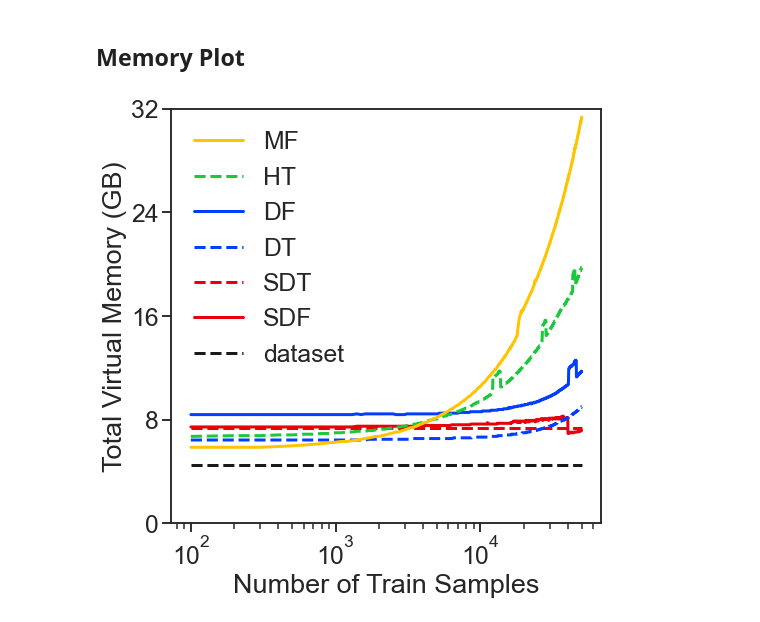
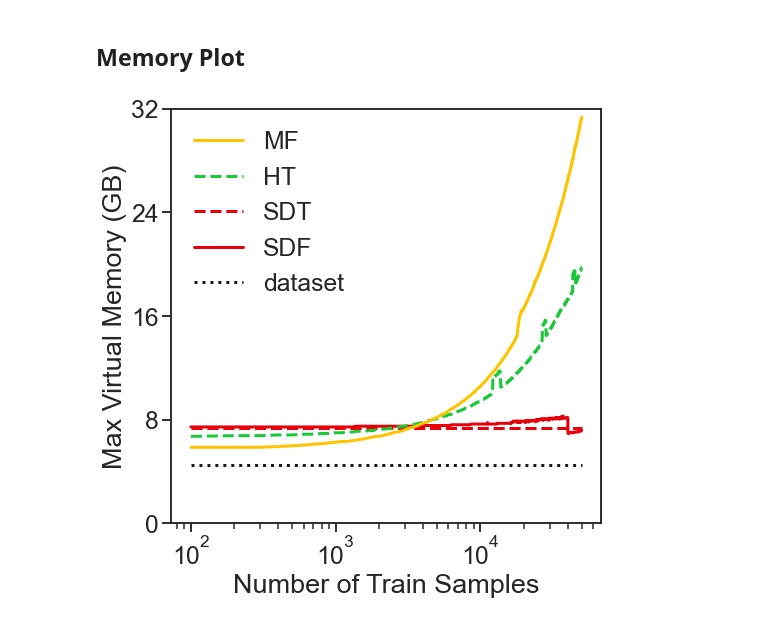
Before and after one commit to neurodata/SDTF, a Jupyter notebook: docs/select.ipynb, the cells around one changed output. Cells and saved outputs as stored; diff of their text form; code cells hidden in the pictures.

Commit message:
ENH optimize figures for selected tasks

```diff
--- a/docs/select.ipynb
+++ b/docs/select.ipynb
@@ -268,49 +268,52 @@ plt.savefig("../paper/select_time.pdf", transparent=True, bbox_inches="tight")
 ## Memory Plot
 # %%
 # Reorder plots
-prefixes = ["sdf/", "sdt/", "dt/", "rf/", "ht/", "mf/"]
-legends = ["SDF", "SDT", "DT", "DF", "HT", "MF"]
-colors = ["r", "r", "b", "b", "g", "y"]
-styles = ["-", "--", "--", "-", "--", "-"]
+prefixes = ["sdf/", "sdt/", "ht/", "mf/"]
+legends = ["SDF", "SDT", "HT", "MF"]
+colors = ["r", "r", "g", "y"]
+styles = ["-", "--", "--", "-"]
 
 # Load CIFAR-10 memory records
+cifar_data_mem = 8.0 * 56 / 100 * np.ones(len(n_train))
 cifar_mem_l = []
 for prefix in prefixes:
     cifar_mem = (
         np.mean(load_result(directory + prefix + dataset + "_v_m.txt")[:1], axis=0)
         * 56
         / 100
+        #         - cifar_data_mem
     )
     cifar_mem_l.append([cifar_mem])
 # %%
 fig, ax = plt.subplots(nrows=1, ncols=1, figsize=(7, 7), constrained_layout=True)
 
 xtitle = "Number of Train Samples"
-ytitle = "Total Virtual Memory (GB)"
+ytitle = "Max Virtual Memory (GB)"
 ylimit = [0, 32]
 ytick = [0, 8, 16, 24, 32]
 
 ax.set_xscale("log")
 ax.set_ylim(ylimit)
 
 n_train = range(100, (ranges[2] + 1) * 100, 100)
 
 # Plot dataset size
-cifar_data_mem = 8.0 * 56 / 100 * np.ones(len(n_train))
-ax.plot(n_train, cifar_data_mem, label="dataset", color="k", linestyle="dashed", lw=3)
+ax.plot(n_train, cifar_data_mem, label="dataset", color="k", linestyle="dotted", lw=3)
 
 # Label x axis and plot figures
 plot_acc(ax, [cifar_mem_l], 0, n_train, lw=3)
 ax.set_xlabel(xtitle)
 
 # Label y axis
 ax.set_yticks(ytick)
 ax.set_ylabel(ytitle)
 
 # Legend
 handles, labels = ax.get_legend_handles_labels()
 ax.legend(handles[::-1], labels[::-1], frameon=False)
 
-plt.savefig("../paper/select_cifar_mem.pdf", transparent=True, bbox_inches="tight")
+plt.savefig(
+    "../paper/select_cifar_mem_stream.pdf", transparent=True, bbox_inches="tight"
+)
 # %% [output]
-[figure, old version]
+[figure, new version]
```
Also changed, not shown: 4 other files.
